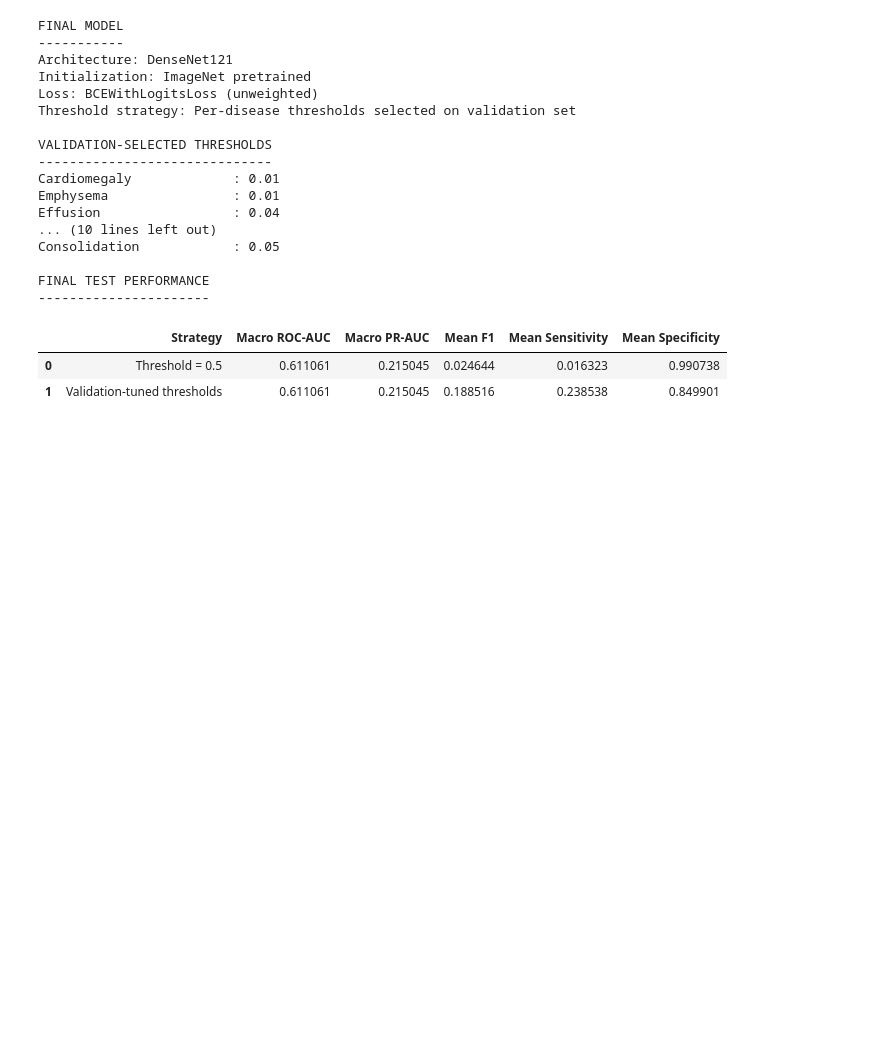
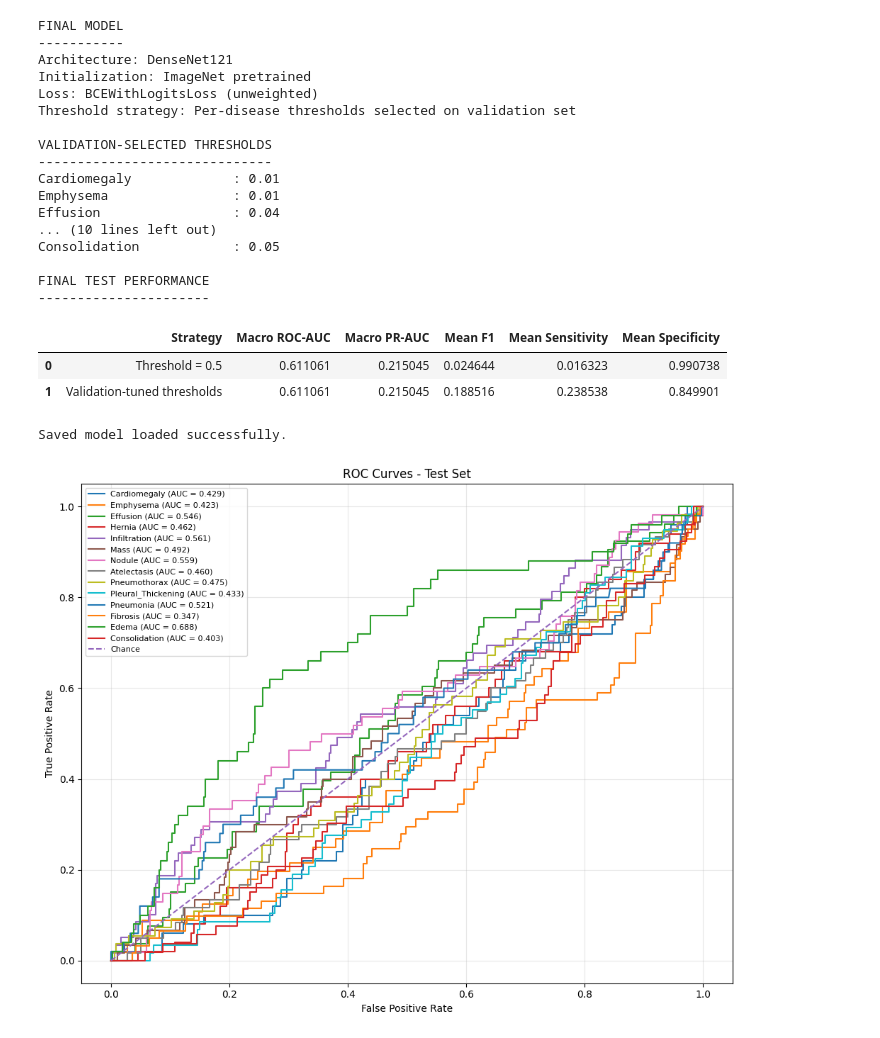
Before and after one commit to aimeloick-aims-ai/Biomedical-AI, a Jupyter notebook: Medical Imaging/Chest X-Ray Medical Diagnosis with Deep Learning/chest_xray_classification_mutilabels_un_weighted.ipynb, the cells around one changed output. Saved outputs shown, nothing was run; the diff lists cells and outputs as text; code cells hidden in the pictures; blank space fills up the shorter version.

Commit message:
Update chest X-ray classification and explainability experiments

```diff
--- a/Medical Imaging/Chest X-Ray Medical Diagnosis with Deep Learning/chest_xray_classification_mutilabels_un_weighted.ipynb
+++ b/Medical Imaging/Chest X-Ray Medical Diagnosis with Deep Learning/chest_xray_classification_mutilabels_un_weighted.ipynb
@@ -1276,3 +1278,82 @@ FINAL TEST PERFORMANCE
 |  | Strategy | Macro ROC-AUC | Macro PR-AUC | Mean F1 | Mean Sensitivity | Mean Specificity |
 | 0 | Threshold = 0.5 | 0.611061 | 0.215045 | 0.024644 | 0.016323 | 0.990738 |
 | 1 | Validation-tuned thresholds | 0.611061 | 0.215045 | 0.188516 | 0.238538 | 0.849901 |
+# %%
+
+# ============================================================
+# Load the already trained DenseNet121
+# ============================================================
+
+model = densenet121(weights=None)
+
+model.classifier = nn.Linear(
+    model.classifier.in_features,
+    NUM_CLASSES
+)
+
+checkpoint = torch.load(
+    "final_densenet121_chest_xray.pth",
+    map_location=device,
+    weights_only=False
+)
+
+model = model.to(device)
+model.eval()
+
+print("Saved model loaded successfully.")
+
+
+# ============================================================
+# Predictions on the test set
+# ============================================================
+
+y_true_test, y_prob_test = get_predictions(
+    model,
+    test_loader,
+    device
+)
+# %% [output]
+Saved model loaded successfully.
+# %%
+plt.figure(figsize=(10, 8))
+
+for i, disease in enumerate(disease_names):
+
+    y_true_i = y_true_test[:, i]
+    y_prob_i = y_prob_test[:, i]
+
+    if np.unique(y_true_i).size < 2:
+        continue
+
+    fpr, tpr, _ = roc_curve(
+        y_true_i,
+        y_prob_i
+    )
+
+    auc = roc_auc_score(
+        y_true_i,
+        y_prob_i
+    )
+
+    plt.plot(
+        fpr,
+        tpr,
+        label=f"{disease} (AUC = {auc:.3f})"
+    )
+
+plt.plot(
+    [0, 1],
+    [0, 1],
+    "--",
+    label="Chance"
+)
+
+plt.xlabel("False Positive Rate")
+plt.ylabel("True Positive Rate")
+plt.title("ROC Curves - Test Set")
+plt.legend(fontsize=8)
+plt.grid(alpha=0.3)
+plt.tight_layout()
+plt.show()
+# %% [output]
+[figure, added]
```
Also changed, not shown: parts of 3 cells of this notebook, 32 other files.
